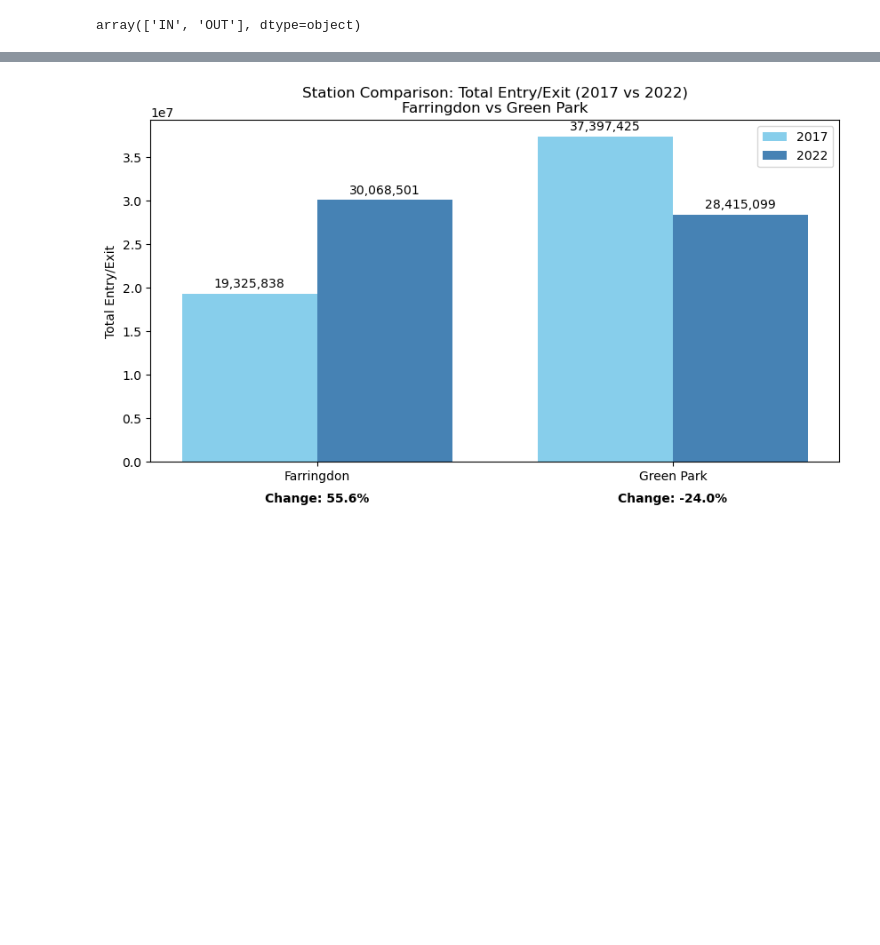
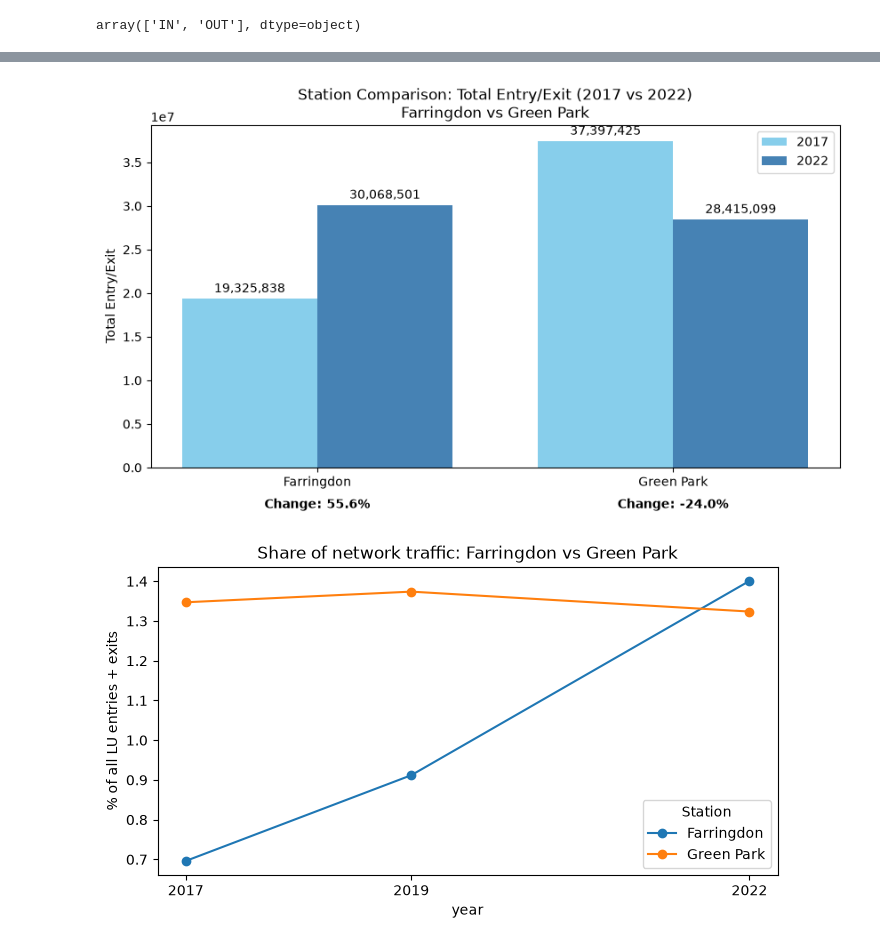
Before and after one commit to AimanxxAnsari/analysis-of-tfl-data, a Jupyter notebook: python-notebooks/tfl-passenger-flow.ipynb, the cells around one changed output, grey strips where cells are left out. Drawn from its saved outputs; the diff is of its cells as text; code cells hidden in the pictures; blank space fills up the shorter version.

```diff
--- a/python-notebooks/tfl-passenger-flow.ipynb
+++ b/python-notebooks/tfl-passenger-flow.ipynb
@@ -422,0 +367,17 @@ df2017ac_combined[df2017ac_combined['Station'] == "King's Cross St. Pancras"]
+# %%
+def lu_counts(year):
+    return T.load_annual_lu(year).rename(columns={'Entry/Exit': 'Total Entry/Exit'})
+
+df2017ac_combined = lu_counts(2017)
+df2018ac_combined = lu_counts(2018)
+df2019ac_combined = lu_counts(2019)
+df2020ac_combined = lu_counts(2020)
+df2021ac_combined = lu_counts(2021)
+df2022ac_combined = lu_counts(2022)
+
+annual = pd.concat([df2017ac_combined, df2018ac_combined, df2019ac_combined,
+                    df2020ac_combined, df2021ac_combined, df2022ac_combined])
+by_station = annual.pivot_table(index='Station', columns='year', values='Total Entry/Exit')
+system_total = by_station.sum()
+by_station.round().to_csv(T.RESULTS / 'lu_entry_exit_by_station.csv')
+(system_total / 1e9).round(3).rename('LU entries+exits (billions)').to_frame()
@@ -826,0 +638,15 @@ plot_ELZ_comparison(df2017ac_combined, df2022ac_combined)
+# %%
+stations = ['Farringdon', 'Green Park', 'Tottenham Court Road', 'Bond Street', 'Whitechapel',
+            'Liverpool Street', 'Stratford', "King's Cross St. Pancras", 'Oxford Circus', 'Bank and Monument']
+share_of_system = by_station.div(system_total, axis=1) * 100
+summary = pd.DataFrame({
+    '2017 (M)': by_station.loc[stations, 2017] / 1e6,
+    '2022 (M)': by_station.loc[stations, 2022] / 1e6,
+    'raw change %': (by_station.loc[stations, 2022] / by_station.loc[stations, 2017] - 1) * 100,
+    'share 2017 %': share_of_system.loc[stations, 2017],
+    'share 2022 %': share_of_system.loc[stations, 2022],
+    'change vs network %': (share_of_system.loc[stations, 2022] / share_of_system.loc[stations, 2017] - 1) * 100,
+}).round(2)
+summary.to_csv(T.RESULTS / 'station_change_2017_2022.csv')
+print(f"Whole LU network 2017 -> 2022: {100 * (system_total[2022] / system_total[2017] - 1):.1f}%")
+summary
@@ -844,31 +684,39 @@ def plot_station_comparison_2017_2022(df2017, df2022, station1, station2):
     ax.set_title(f'Station Comparison: Total Entry/Exit (2017 vs 2022)\n{station1} vs {station2}')
     ax.set_xticks(x)
     ax.set_xticklabels(stations)
     ax.legend()
 
     def autolabel(rects):
         """Attach a text label above each bar in *rects*, displaying its height."""
         for rect in rects:
             height = rect.get_height()
             ax.annotate(f'{height:,.0f}',
                         xy=(rect.get_x() + rect.get_width() / 2, height),
                         xytext=(0, 3),  # 3 points vertical offset
                         textcoords="offset points",
                         ha='center', va='bottom')
 
     autolabel(rects1)
     autolabel(rects2)
 
     # Calculate and display percentage change
     for i, station in enumerate(stations):
         change = (data_2022[i] - data_2017[i]) / data_2017[i] * 100
         ax.annotate(f'Change: {change:.1f}%',
                     xy=(i, 0), xycoords='data',
                     xytext=(0, -25), textcoords='offset points',
                     ha='center', va='top', fontweight='bold')
     plt.show()
 
 # Call the function with desired station names
 plot_station_comparison_2017_2022(df2017ac_combined, df2022ac_combined, 'Farringdon', 'Green Park')
+
+# Same comparison as share of the whole network
+ax = share_of_system.loc[['Farringdon', 'Green Park'], [2017, 2019, 2022]].T.plot(marker='o', figsize=(8, 4))
+ax.set_ylabel('% of all LU entries + exits')
+ax.set_title('Share of network traffic: Farringdon vs Green Park')
+ax.set_xticks([2017, 2019, 2022])
+plt.show()
 # %% [output]
-[figure, old version]
+[figure, new version]
+[figure, added]
```
Also changed, not shown: parts of 29 cells of this notebook, 4 other files.
